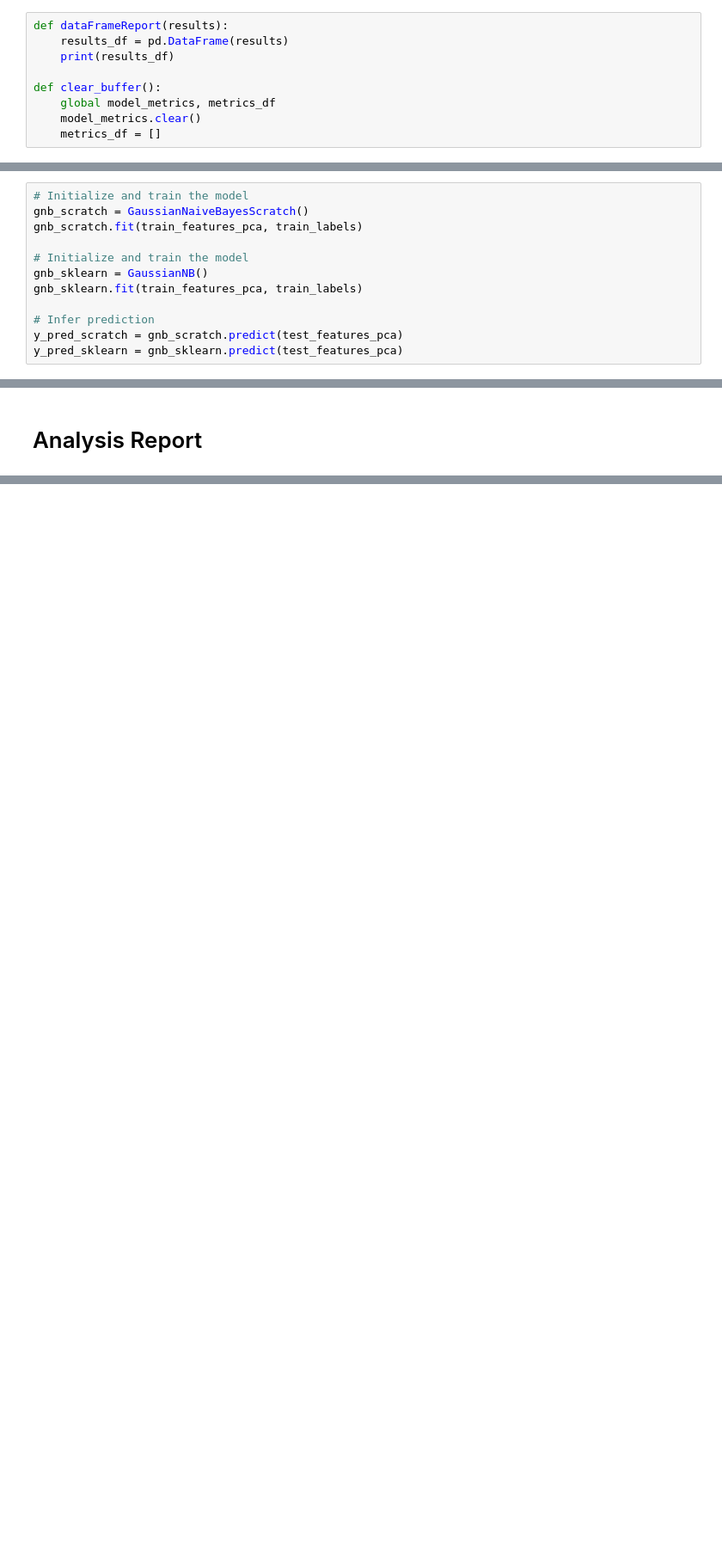
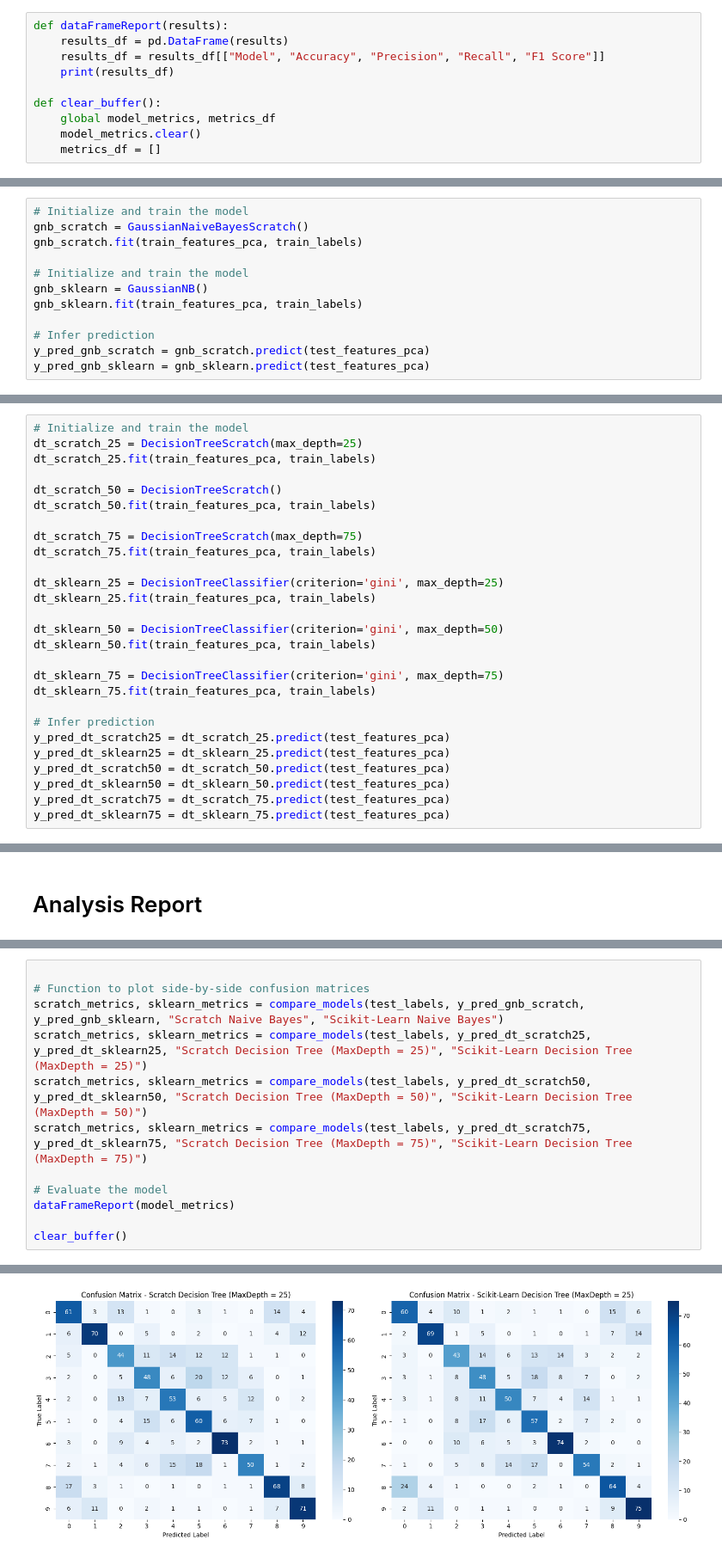
Before and after one commit to Dom-Isbis/ImageClassificationCIFAR-10, a Jupyter notebook: COMP472_CIFAR_10_Image_Classification.ipynb, the cells around one changed output, grey strips where cells are left out. Shown at 86% size. Cells and saved outputs as stored; diff of their text form; blank space fills up the shorter version.

Commit message:
Implemented save/load models and predictions, also added Decision Tree

```diff
--- a/COMP472_CIFAR_10_Image_Classification.ipynb
+++ b/COMP472_CIFAR_10_Image_Classification.ipynb
@@ -128,6 +136,7 @@ models = {
 # %%
 def dataFrameReport(results):
     results_df = pd.DataFrame(results)
+    results_df = results_df[["Model", "Accuracy", "Precision", "Recall", "F1 Score"]]
     print(results_df)
 
 def clear_buffer():
@@ -256,5 +334,5 @@ gnb_sklearn = GaussianNB()
 gnb_sklearn.fit(train_features_pca, train_labels)
 
 # Infer prediction
-y_pred_scratch = gnb_scratch.predict(test_features_pca)
-y_pred_sklearn = gnb_sklearn.predict(test_features_pca)
+y_pred_gnb_scratch = gnb_scratch.predict(test_features_pca)
+y_pred_gnb_sklearn = gnb_sklearn.predict(test_features_pca)
@@ -260,0 +418,27 @@ y_pred_sklearn = gnb_sklearn.predict(test_features_pca)
+# %%
+# Initialize and train the model
+dt_scratch_25 = DecisionTreeScratch(max_depth=25)
+dt_scratch_25.fit(train_features_pca, train_labels)
+
+dt_scratch_50 = DecisionTreeScratch()
+dt_scratch_50.fit(train_features_pca, train_labels)
+
+dt_scratch_75 = DecisionTreeScratch(max_depth=75)
+dt_scratch_75.fit(train_features_pca, train_labels)
+
+dt_sklearn_25 = DecisionTreeClassifier(criterion='gini', max_depth=25)
+dt_sklearn_25.fit(train_features_pca, train_labels)
+
+dt_sklearn_50 = DecisionTreeClassifier(criterion='gini', max_depth=50)
+dt_sklearn_50.fit(train_features_pca, train_labels)
+
+dt_sklearn_75 = DecisionTreeClassifier(criterion='gini', max_depth=75)
+dt_sklearn_75.fit(train_features_pca, train_labels)
+
+# Infer prediction
+y_pred_dt_scratch25 = dt_scratch_25.predict(test_features_pca)
+y_pred_dt_sklearn25 = dt_sklearn_25.predict(test_features_pca)
+y_pred_dt_scratch50 = dt_scratch_50.predict(test_features_pca)
+y_pred_dt_sklearn50 = dt_sklearn_50.predict(test_features_pca)
+y_pred_dt_scratch75 = dt_scratch_75.predict(test_features_pca)
+y_pred_dt_sklearn75 = dt_sklearn_75.predict(test_features_pca)
@@ -278,0 +495,13 @@ clear_buffer()
+# %%
+
+# Function to plot side-by-side confusion matrices
+scratch_metrics, sklearn_metrics = compare_models(test_labels, y_pred_gnb_scratch, y_pred_gnb_sklearn, "Scratch Naive Bayes", "Scikit-Learn Naive Bayes")
+scratch_metrics, sklearn_metrics = compare_models(test_labels, y_pred_dt_scratch25, y_pred_dt_sklearn25, "Scratch Decision Tree (MaxDepth = 25)", "Scikit-Learn Decision Tree (MaxDepth = 25)")
+scratch_metrics, sklearn_metrics = compare_models(test_labels, y_pred_dt_scratch50, y_pred_dt_sklearn50, "Scratch Decision Tree (MaxDepth = 50)", "Scikit-Learn Decision Tree (MaxDepth = 50)")
+scratch_metrics, sklearn_metrics = compare_models(test_labels, y_pred_dt_scratch75, y_pred_dt_sklearn75, "Scratch Decision Tree (MaxDepth = 75)", "Scikit-Learn Decision Tree (MaxDepth = 75)")
+
+# Evaluate the model
+dataFrameReport(model_metrics)
+
+clear_buffer()
+# %% [output]
@@ -278,0 +509 @@ clear_buffer()
+[figure, added]
```
Also changed, not shown: parts of 15 cells of this notebook, 17 other files.
